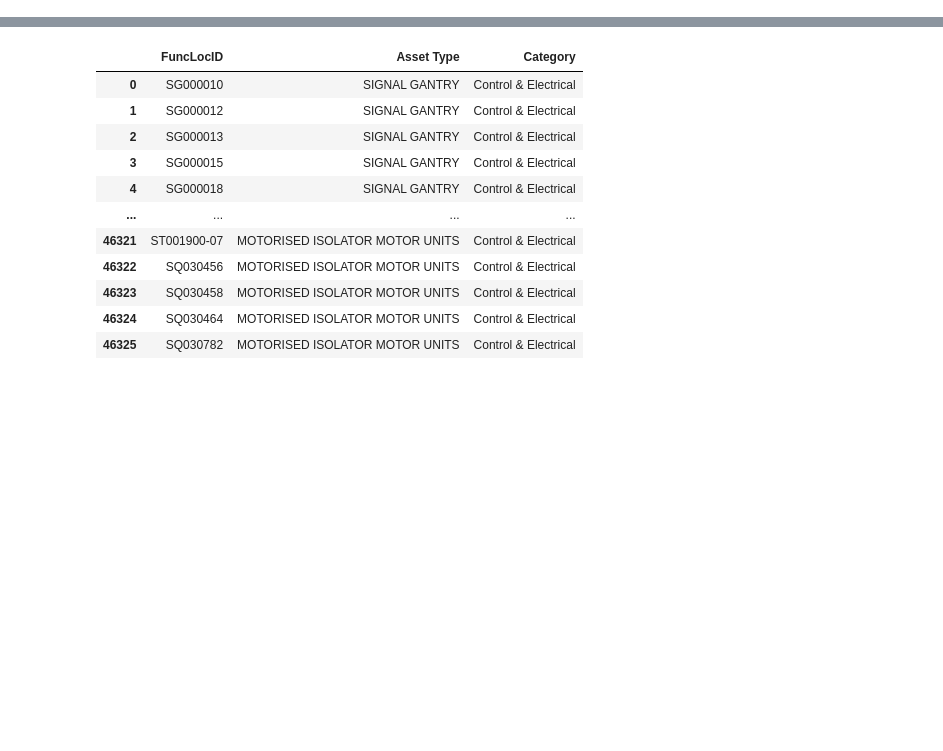
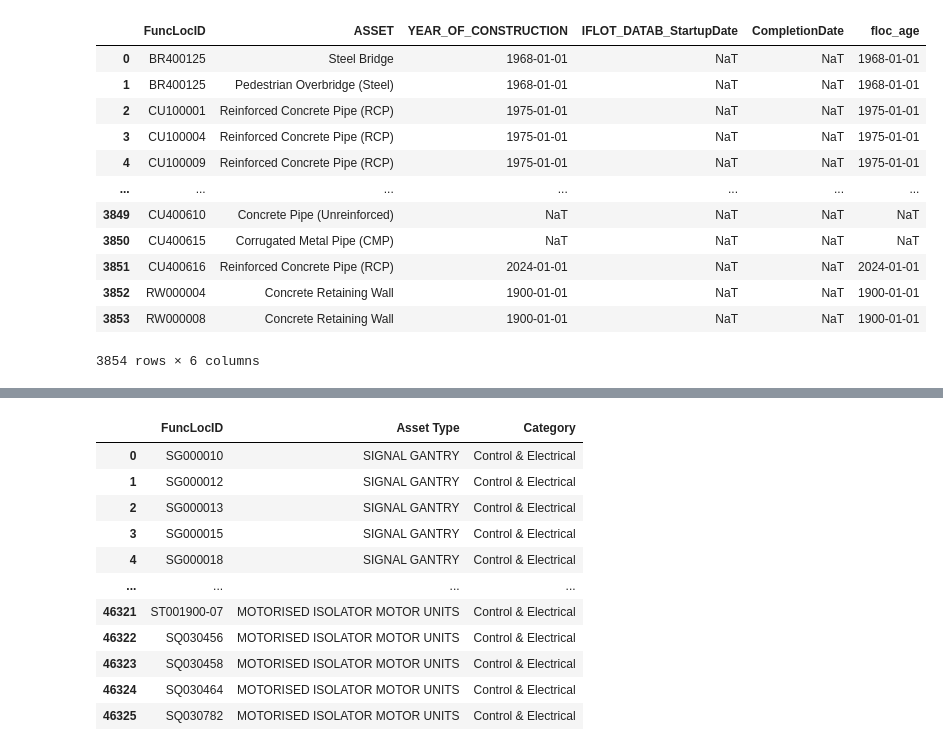
Before and after one commit to NguyenQuangHuy1305/aurizon, a Jupyter notebook: ipynb/AssetRenewal/AssetRenewalCostByAssetType - WO based.ipynb, the cells around one changed output, grey strips where cells are left out. Saved outputs shown, nothing was run; the diff lists cells and outputs as text; code cells hidden in the pictures; blank space fills up the shorter version.

```diff
--- a/ipynb/AssetRenewal/AssetRenewalCostByAssetType - WO based.ipynb
+++ b/ipynb/AssetRenewal/AssetRenewalCostByAssetType - WO based.ipynb
@@ -57,0 +59,25 @@ df1
+# %%
+sql_query = """
+    SELECT DISTINCT
+        FLOC_STRNO_FunctionalLocation,
+        IFLOT_DATAB_StartupDate
+    FROM
+    myANALYTICS_SP.[workarea.silver.dimension.enterprise.asset].vw_Dim_FunctionalLocationStartupDate
+    WHERE IFLOT_DATAB_StartupDate > 0
+    AND FLOC_STRNO_FunctionalLocation IS NOT NULL
+    AND FLOC_BUKRS_CompanyCode = '5000'
+"""
+
+# Define your server name
+server_name = 'myanalytics.aurizon.com.au'
+
+# Establish a connection using Windows Authentication
+conn = pyodbc.connect('DRIVER={SQL Server};SERVER=' + server_name + ';DATABASE=myANALYTICS_SP;Trusted_Connection=yes;')
+
+# Execute the SQL query and load the result into a pandas DataFrame
+startupdate_df = pd.read_sql_query(sql_query, conn)
+
+# df1.to_pickle("../pkl/work_order_all.pkl")
+# Display the DataFrame
+startupdate_df['IFLOT_DATAB_StartupDate'] = pd.to_datetime(startupdate_df['IFLOT_DATAB_StartupDate'])
+startupdate_df
@@ -57,0 +98,7 @@ df1
+# %%
+merged_df1 = pd.merge(startupdate_df, all_renewal_wo, how='outer', left_on='FLOC_STRNO_FunctionalLocation', right_on='FunctionLocation')
+merged_df1 = merged_df1[['FLOC_STRNO_FunctionalLocation', 'IFLOT_DATAB_StartupDate', 'CompletionDate']]
+
+# merged_df1[merged_df1['IFLOT_DATAB_StartupDate'].notna() & merged_df1['CompletionDate'].notna()]
+# merged_df1[merged_df1['FLOC_STRNO_FunctionalLocation'].notna() & merged_df1['CompletionDate'].notna()]
+merged_df1
@@ -57,0 +219,7 @@ df1
+# %%
+merged_df2 = pd.merge(all_floc, merged_df1, how='left', left_on='FuncLocID', right_on='FLOC_STRNO_FunctionalLocation')
+merged_df2 = merged_df2[['FuncLocID', 'ASSET', 'YEAR_OF_CONSTRUCTION', 'IFLOT_DATAB_StartupDate', 'CompletionDate']]
+merged_df2['YEAR_OF_CONSTRUCTION'] = pd.to_datetime(merged_df2['YEAR_OF_CONSTRUCTION'], format='%Y%m%d', errors='coerce')
+
+# merged_df4 = merged_df4[merged_df4['IFLOT_DATAB_StartupDate'].notnull()]
+merged_df2
@@ -57,0 +240,18 @@ df1
+# %%
+priority_order = ['YEAR_OF_CONSTRUCTION', 'IFLOT_DATAB_StartupDate', 'CompletionDate']
+merged_df2['floc_age'] = merged_df2[priority_order].fillna(method='bfill', axis=1).iloc[:, 0]
+merged_df2
+# %% [output]
+|  | FuncLocID | ASSET | YEAR_OF_CONSTRUCTION | IFLOT_DATAB_StartupDate | CompletionDate | floc_age |
+| 0 | BR400125 | Steel Bridge | 1968-01-01 | NaT | NaT | 1968-01-01 |
+| 1 | BR400125 | Pedestrian Overbridge (Steel) | 1968-01-01 | NaT | NaT | 1968-01-01 |
+| 2 | CU100001 | Reinforced Concrete Pipe (RCP) | 1975-01-01 | NaT | NaT | 1975-01-01 |
+| 3 | CU100004 | Reinforced Concrete Pipe (RCP) | 1975-01-01 | NaT | NaT | 1975-01-01 |
+| 4 | CU100009 | Reinforced Concrete Pipe (RCP) | 1975-01-01 | NaT | NaT | 1975-01-01 |
+| ... | ... | ... | ... | ... | ... | ... |
+| 3849 | CU400610 | Concrete Pipe (Unreinforced) | NaT | NaT | NaT | NaT |
+| 3850 | CU400615 | Corrugated Metal Pipe (CMP) | NaT | NaT | NaT | NaT |
+| 3851 | CU400616 | Reinforced Concrete Pipe (RCP) | 2024-01-01 | NaT | NaT | 2024-01-01 |
+| 3852 | RW000004 | Concrete Retaining Wall | 1900-01-01 | NaT | NaT | 1900-01-01 |
+| 3853 | RW000008 | Concrete Retaining Wall | 1900-01-01 | NaT | NaT | 1900-01-01 |
+3854 rows × 6 columns
```
Also changed, not shown: parts of 15 cells of this notebook, 20 other files.
